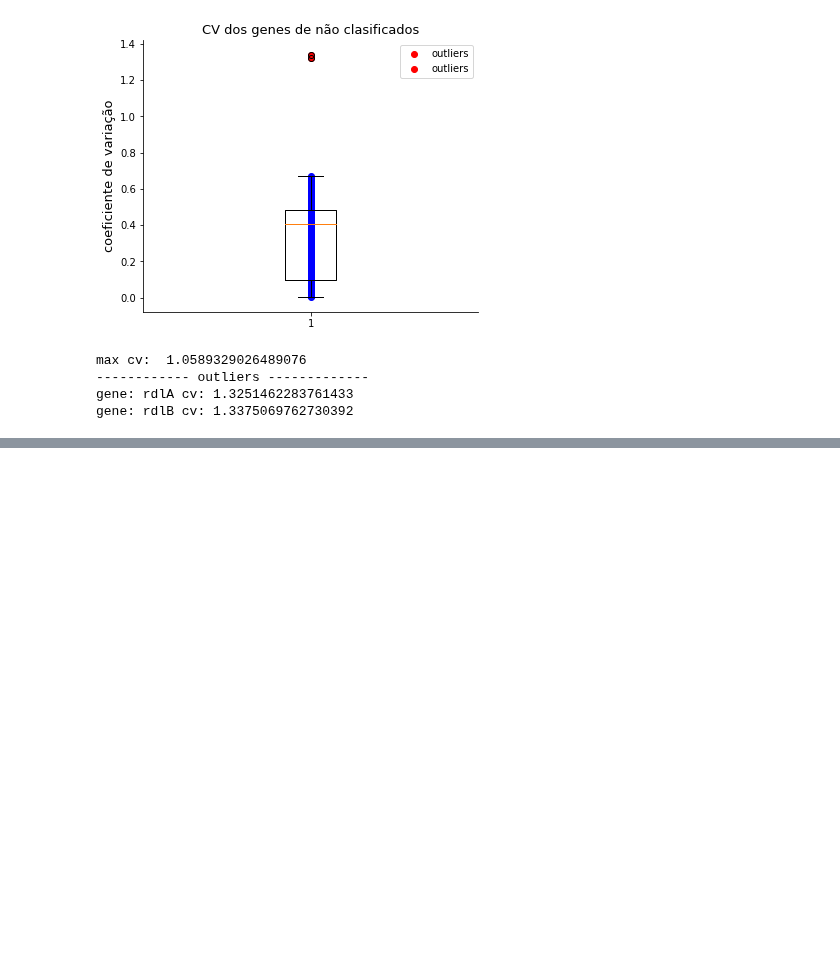
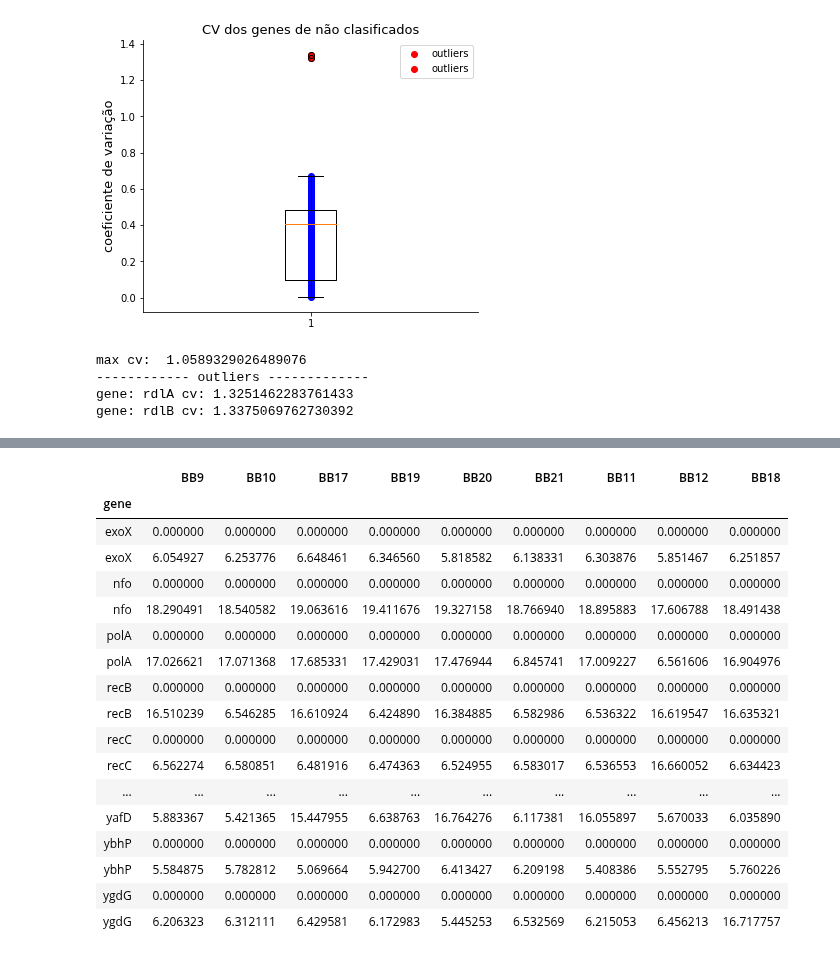
Before and after one commit to ejrueda/MasterUFPA, a Jupyter notebook: Proyectos/BioInformática/Data pre-processing.ipynb, the cells around one changed output, grey strips where cells are left out. Saved outputs shown, nothing was run; the diff lists cells and outputs as text; code cells hidden in the pictures; blank space fills up the shorter version.

```diff
--- a/Proyectos/BioInformática/Data pre-processing.ipynb
+++ b/Proyectos/BioInformática/Data pre-processing.ipynb
@@ -173,2 +211,23 @@ lg_drop
+# %%
+datos[datos.index.duplicated(keep=False)]
+# %% [output]
+|  | BB9 | BB10 | BB17 | BB19 | BB20 | BB21 | BB11 | BB12 | BB18 |
+| gene |  |  |  |  |  |  |  |  |  |
+| exoX | 0.000000 | 0.000000 | 0.000000 | 0.000000 | 0.000000 | 0.000000 | 0.000000 | 0.000000 | 0.000000 |
+| exoX | 6.054927 | 6.253776 | 6.648461 | 6.346560 | 5.818582 | 6.138331 | 6.303876 | 5.851467 | 6.251857 |
+| nfo | 0.000000 | 0.000000 | 0.000000 | 0.000000 | 0.000000 | 0.000000 | 0.000000 | 0.000000 | 0.000000 |
+| nfo | 18.290491 | 18.540582 | 19.063616 | 19.411676 | 19.327158 | 18.766940 | 18.895883 | 17.606788 | 18.491438 |
+| polA | 0.000000 | 0.000000 | 0.000000 | 0.000000 | 0.000000 | 0.000000 | 0.000000 | 0.000000 | 0.000000 |
+| polA | 17.026621 | 17.071368 | 17.685331 | 17.429031 | 17.476944 | 6.845741 | 17.009227 | 6.561606 | 16.904976 |
+| recB | 0.000000 | 0.000000 | 0.000000 | 0.000000 | 0.000000 | 0.000000 | 0.000000 | 0.000000 | 0.000000 |
+| recB | 16.510239 | 6.546285 | 16.610924 | 6.424890 | 16.384885 | 6.582986 | 6.536322 | 16.619547 | 16.635321 |
+| recC | 0.000000 | 0.000000 | 0.000000 | 0.000000 | 0.000000 | 0.000000 | 0.000000 | 0.000000 | 0.000000 |
+| recC | 6.562274 | 6.580851 | 6.481916 | 6.474363 | 6.524955 | 6.583017 | 6.536553 | 16.660052 | 6.634423 |
+| ... | ... | ... | ... | ... | ... | ... | ... | ... | ... |
+| yafD | 5.883367 | 5.421365 | 15.447955 | 6.638763 | 16.764276 | 6.117381 | 16.055897 | 5.670033 | 6.035890 |
+| ybhP | 0.000000 | 0.000000 | 0.000000 | 0.000000 | 0.000000 | 0.000000 | 0.000000 | 0.000000 | 0.000000 |
+| ybhP | 5.584875 | 5.782812 | 5.069664 | 5.942700 | 6.413427 | 6.209198 | 5.408386 | 5.552795 | 5.760226 |
+| ygdG | 0.000000 | 0.000000 | 0.000000 | 0.000000 | 0.000000 | 0.000000 | 0.000000 | 0.000000 | 0.000000 |
+| ygdG | 6.206323 | 6.312111 | 6.429581 | 6.172983 | 5.445253 | 6.532569 | 6.215053 | 6.456213 | 16.717757 |
 # %%
 datos.to_csv("./data/all_counts_9_norm_rpkm_log2.csv")
```
Also changed, not shown: parts of 6 cells of this notebook.
